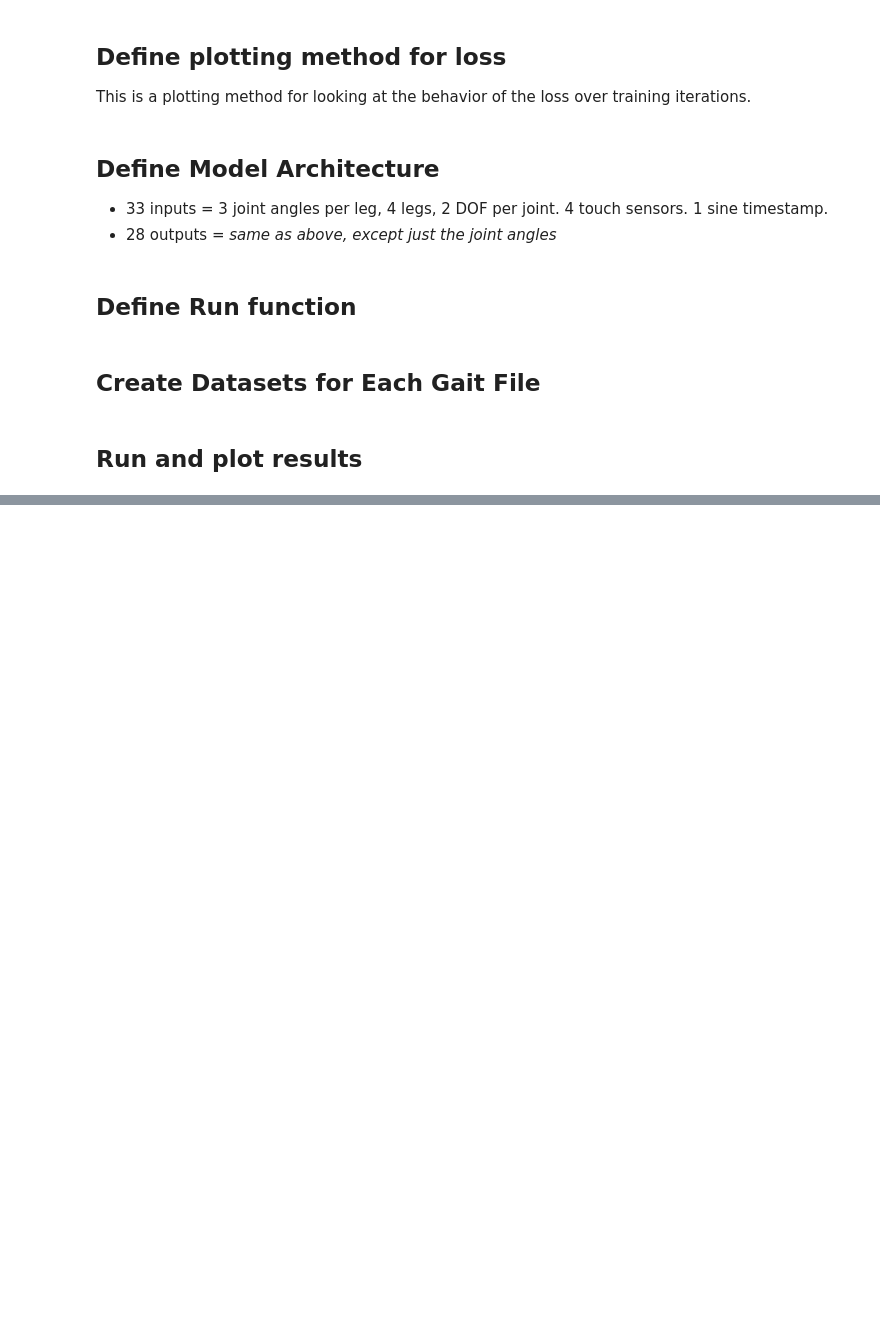
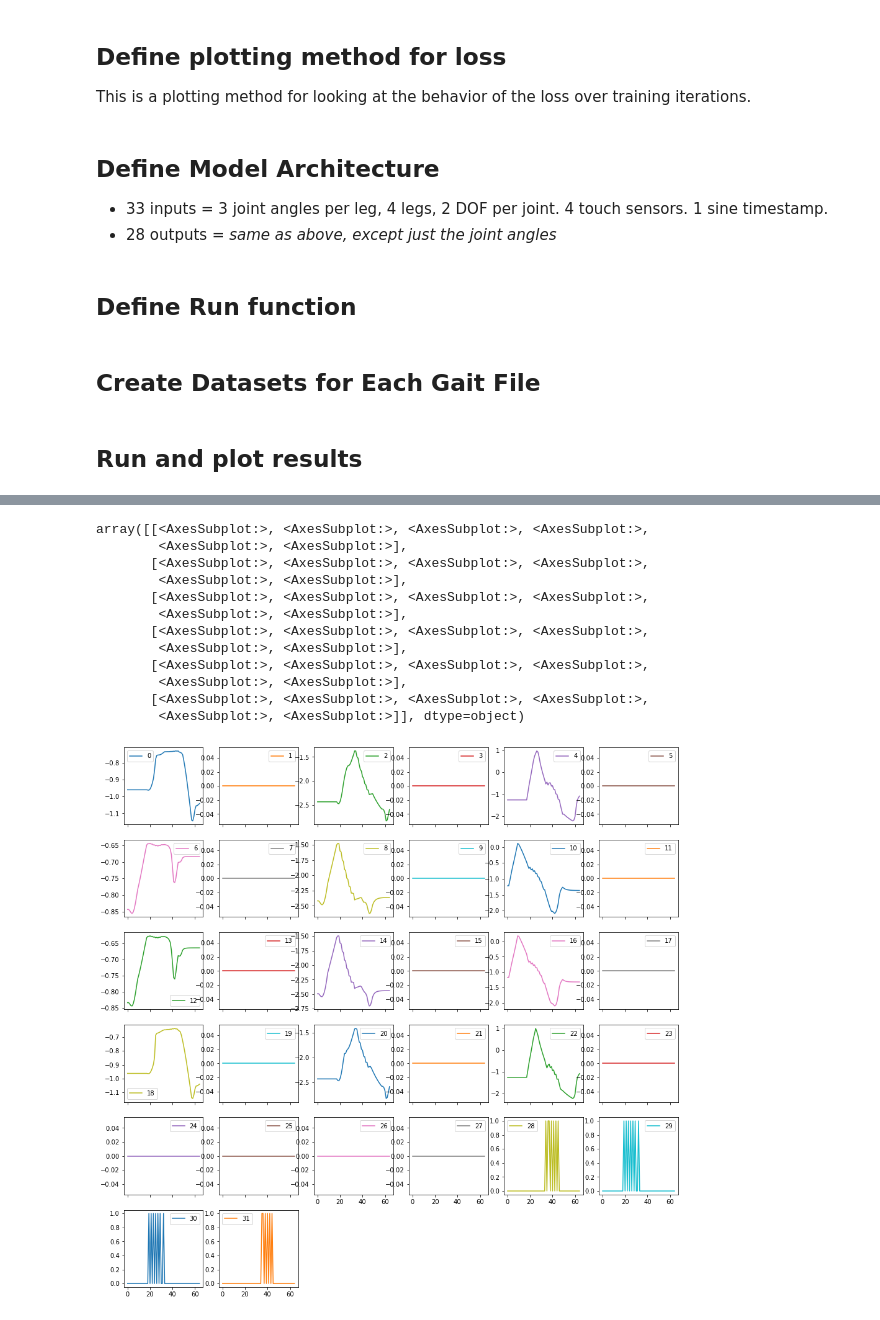
Before and after one commit to anthonyjclark/gaitpt, a Jupyter notebook: gait_model.ipynb, the cells around one changed output, grey strips where cells are left out. Drawn from its saved outputs; the diff is of its cells as text; code cells hidden in the pictures; blank space fills up the shorter version.

```diff
--- a/gait_model.ipynb
+++ b/gait_model.ipynb
@@ -267,0 +299,3 @@ for name, train_ds, test_ds in names_and_ds:
+# %%
+df_gait = pd.read_csv("./Data/trot_angles.csv", header=None)
+df_gait
@@ -267,0 +329,16 @@ for name, train_ds, test_ds in names_and_ds:
+# %%
+df_gait.plot(subplots=True, layout=(6, 6), figsize=(16, 16))
+# %% [output]
+array([[<AxesSubplot:>, <AxesSubplot:>, <AxesSubplot:>, <AxesSubplot:>,
+        <AxesSubplot:>, <AxesSubplot:>],
+       [<AxesSubplot:>, <AxesSubplot:>, <AxesSubplot:>, <AxesSubplot:>,
+        <AxesSubplot:>, <AxesSubplot:>],
+       [<AxesSubplot:>, <AxesSubplot:>, <AxesSubplot:>, <AxesSubplot:>,
+        <AxesSubplot:>, <AxesSubplot:>],
+       [<AxesSubplot:>, <AxesSubplot:>, <AxesSubplot:>, <AxesSubplot:>,
+        <AxesSubplot:>, <AxesSubplot:>],
+       [<AxesSubplot:>, <AxesSubplot:>, <AxesSubplot:>, <AxesSubplot:>,
+        <AxesSubplot:>, <AxesSubplot:>],
+       [<AxesSubplot:>, <AxesSubplot:>, <AxesSubplot:>, <AxesSubplot:>,
+        <AxesSubplot:>, <AxesSubplot:>]], dtype=object)
+[figure, added]
```
Also changed, not shown: parts of 12 cells of this notebook.
